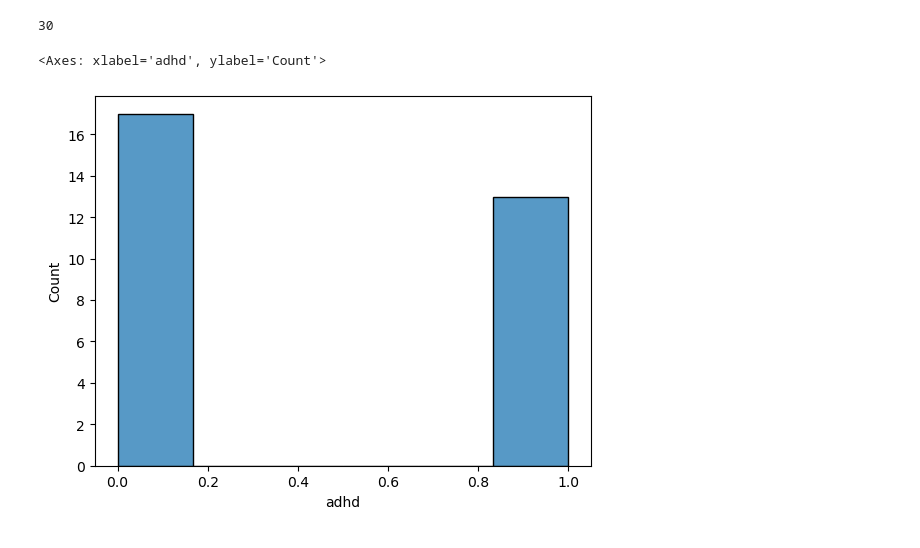
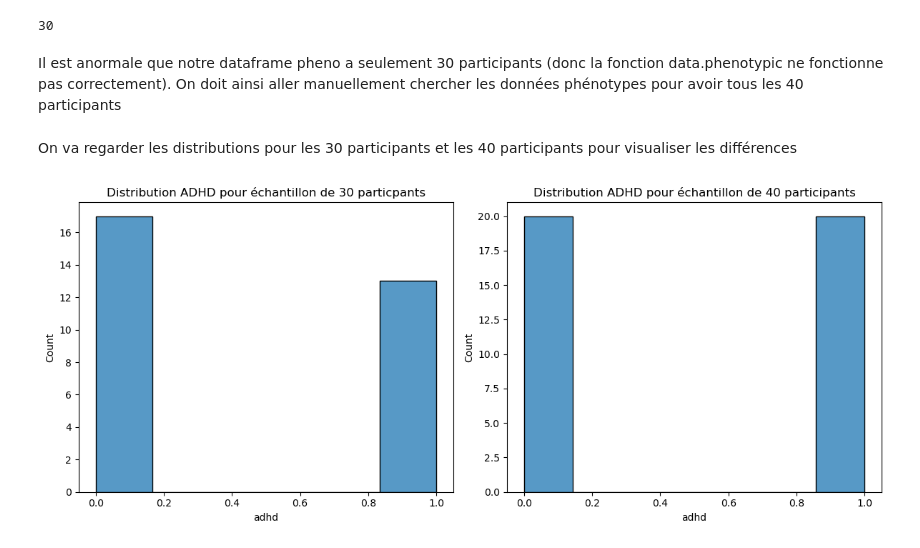
Before and after one commit to psy3019-6973-2026/Nguyen_ProjetFinal, a Jupyter notebook: projet_final.ipynb, the cells around one changed output. Saved outputs shown, nothing was run; the diff lists cells and outputs as text; code cells hidden in the pictures.

```diff
--- a/projet_final.ipynb
+++ b/projet_final.ipynb
@@ -62,9 +52,25 @@ Index(['Unnamed: 0', 'Subject', 'Rest.Scan', 'MeanFD',
 len(pheno)
 # %% [output]
 30
+# %% [markdown]
+Il est anormale que notre dataframe pheno a seulement 30 participants (donc la fonction data.phenotypic ne fonctionne pas correctement). On doit ainsi aller manuellement chercher les données phénotypes pour avoir tous les 40 participants
+# %%
+pheno_all = pd.read_csv('nilearn_data/adhd/ADHD200_40subs_motion_parameters_and_phenotypics.csv')
+# %% [markdown]
+On va regarder les distributions pour les 30 participants et les 40 participants pour visualiser les différences
 # %%
 # Regarder la distribution des diagnostics de TDAH
-sns.histplot(pheno['adhd']) # 0 = contrôle, 1 = adhd
+fig, (ax1, ax2) = plt.subplots(1, 2, figsize=(12, 5))
+
+# échantillon de 30 personnes
+sns.histplot(pheno['adhd'], ax=ax1)
+ax1.set_title("Distribution ADHD pour échantillon de 30 particpants")
+
+# échantillon de 40 personnes
+sns.histplot(pheno_all['adhd'], ax=ax2)
+ax2.set_title("Distribution ADHD pour échantillon de 40 participants")
+
+plt.tight_layout()
+plt.show()
 # %% [output]
-<Axes: xlabel='adhd', ylabel='Count'>
-[figure, old version]
+[figure, new version]
```
Also changed, not shown: parts of 30 cells of this notebook.
